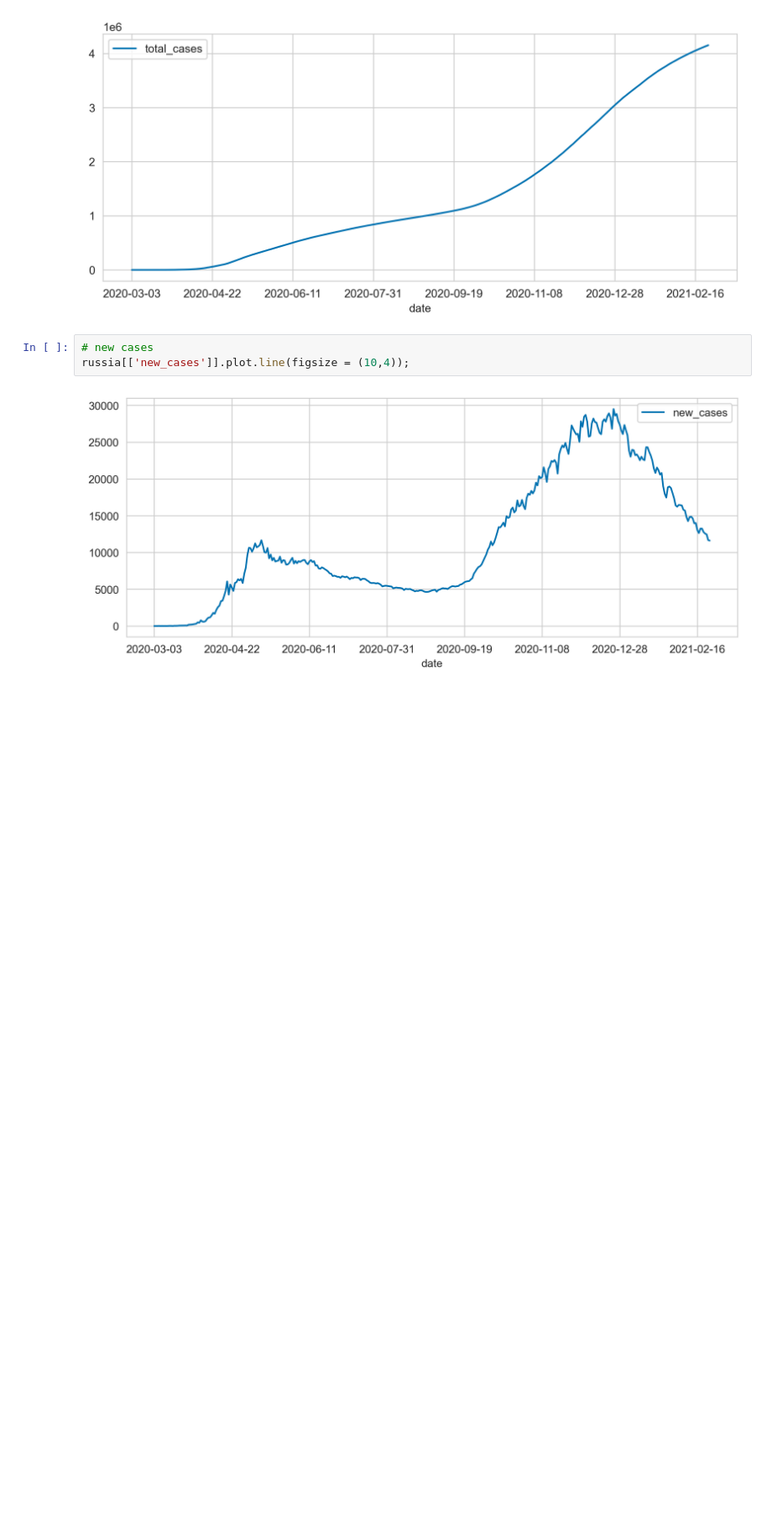
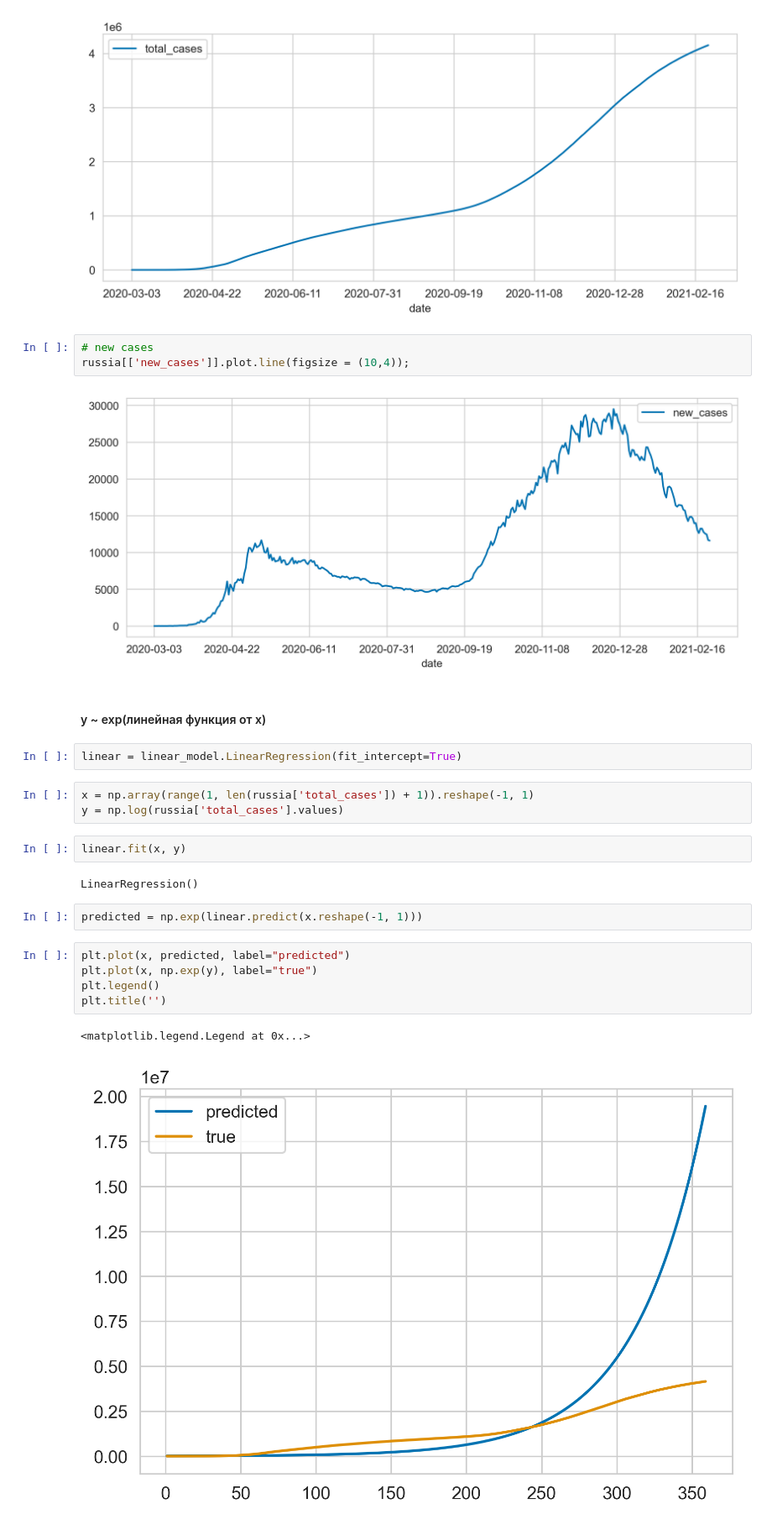
Before and after one commit to tsgnkv/made-ml-2021-hw, a Jupyter notebook: hw_1/notebook.ipynb, the cells around one changed output. Shown at 84% size. Drawn from its saved outputs; the diff is of its cells as text; blank space fills up the shorter version.

```diff
--- a/hw_1/notebook.ipynb
+++ b/hw_1/notebook.ipynb
@@ -162,3 +165,24 @@ russia[['total_cases']].plot.line(figsize = (10,4));
 russia[['new_cases']].plot.line(figsize = (10,4));
 # %% [output]
 [figure]
+# %% [markdown]
+#### y ~ exp(линейная функция от x)
+# %%
+linear = linear_model.LinearRegression(fit_intercept=True)
+# %%
+x = np.array(range(1, len(russia['total_cases']) + 1)).reshape(-1, 1)
+y = np.log(russia['total_cases'].values)
+# %%
+linear.fit(x, y)
+# %% [output]
+LinearRegression()
+# %%
+predicted = np.exp(linear.predict(x.reshape(-1, 1)))
+# %%
+plt.plot(x, predicted, label="predicted")
+plt.plot(x, np.exp(y), label="true")
+plt.legend()
+plt.title('')
+# %% [output]
+<matplotlib.legend.Legend at 0x...>
+[figure, added]
```
Also changed, not shown: parts of 13 cells of this notebook.
